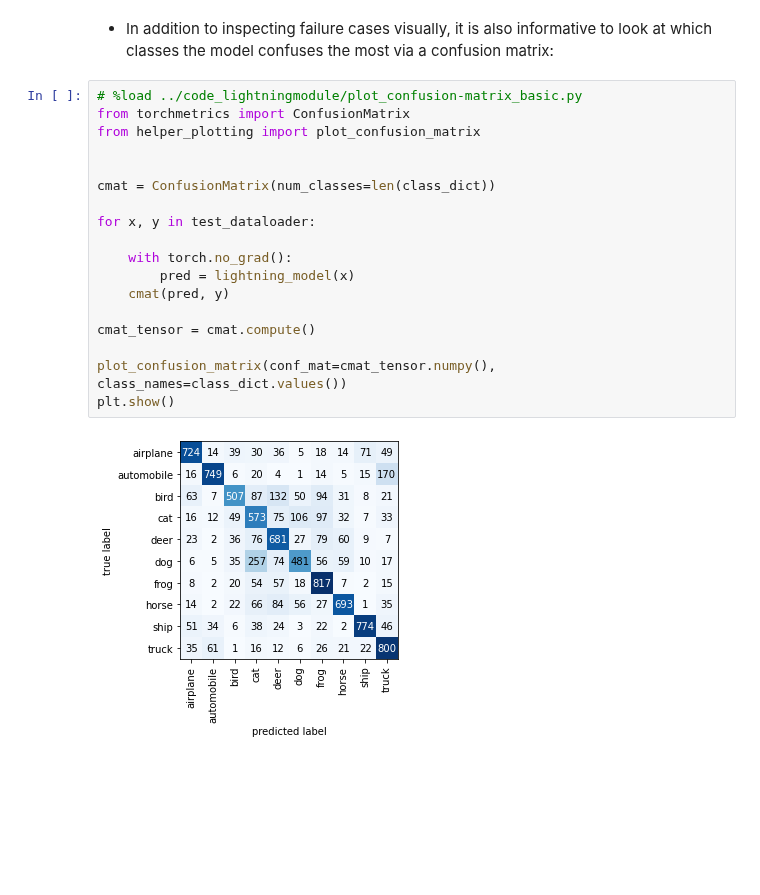
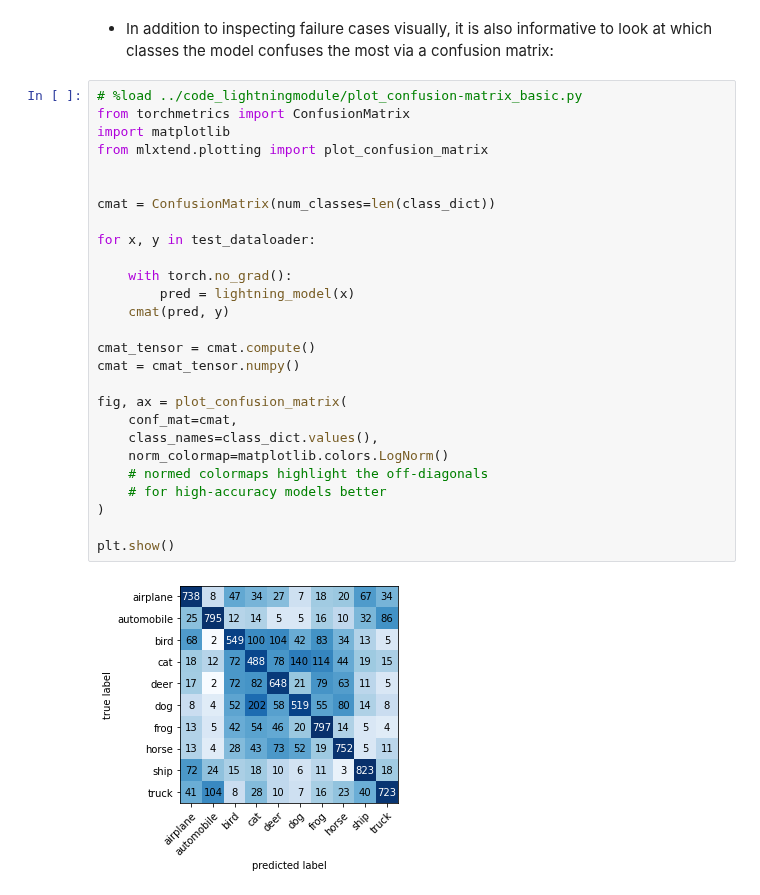
Before and after one commit to rasbt/deeplearning-models, a Jupyter notebook: pytorch-lightning_ipynb_new/cnn/cnn-alexnet-cifar10.ipynb, the cells around one changed output. Drawn from its saved outputs; the diff is of its cells as text; blank space fills up the shorter version.

Commit message:
update confusion matrices and add mobilenet

```diff
--- a/pytorch-lightning_ipynb_new/cnn/cnn-alexnet-cifar10.ipynb
+++ b/pytorch-lightning_ipynb_new/cnn/cnn-alexnet-cifar10.ipynb
@@ -596,21 +595,30 @@ show_examples(
 # %%
 # %load ../code_lightningmodule/plot_confusion-matrix_basic.py
 from torchmetrics import ConfusionMatrix
-from helper_plotting import plot_confusion_matrix
+import matplotlib
+from mlxtend.plotting import plot_confusion_matrix
 
 
 cmat = ConfusionMatrix(num_classes=len(class_dict))
 
 for x, y in test_dataloader:
 
     with torch.no_grad():
         pred = lightning_model(x)
     cmat(pred, y)
 
 cmat_tensor = cmat.compute()
+cmat = cmat_tensor.numpy()
 
-plot_confusion_matrix(conf_mat=cmat_tensor.numpy(), class_names=class_dict.values())
+fig, ax = plot_confusion_matrix(
+    conf_mat=cmat,
+    class_names=class_dict.values(),
+    norm_colormap=matplotlib.colors.LogNorm()
+    # normed colormaps highlight the off-diagonals
+    # for high-accuracy models better
+)
+
 plt.show()
 # %% [output]
-[figure, old version]
+[figure, new version]
 [interactive output not drawn]
```
Also changed, not shown: parts of 9 cells of this notebook, 6 other files.
